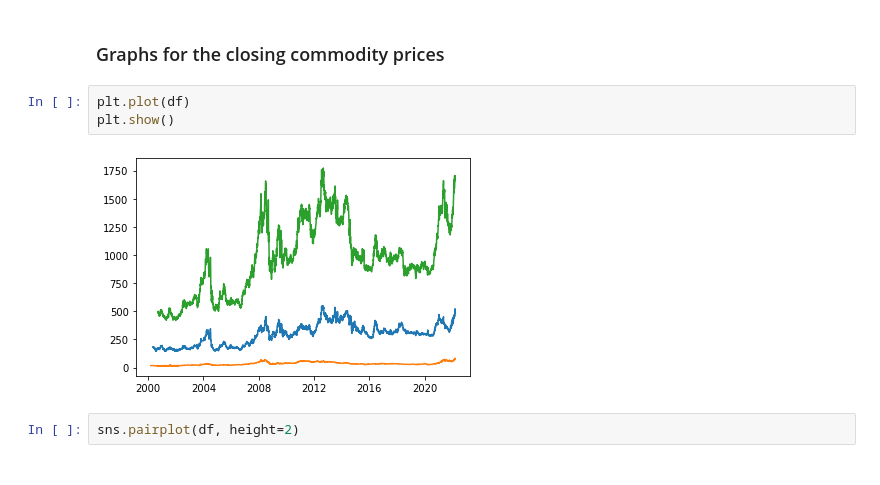
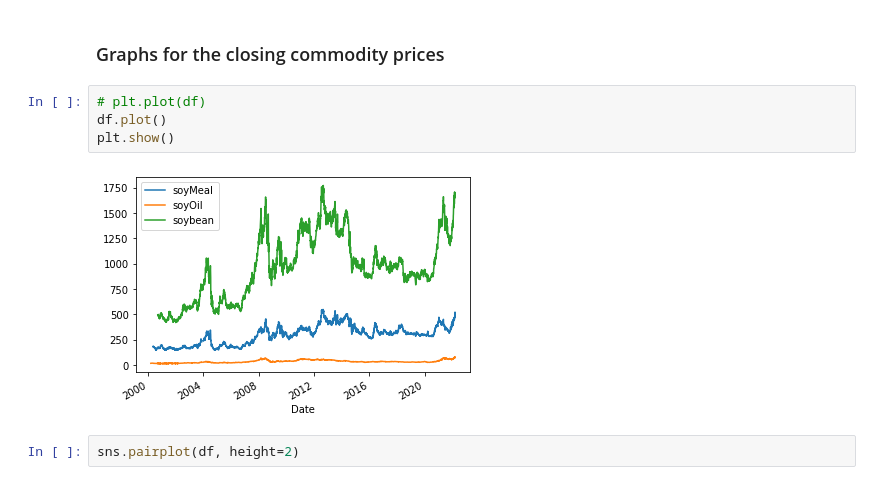
Before and after one commit to Megeve2022/project_commodity_prices, a Jupyter notebook: notebooks/VL_futures_prices.ipynb, the cells around one changed output. Saved outputs shown, nothing was run; the diff lists cells and outputs as text.

```diff
--- a/notebooks/VL_futures_prices.ipynb
+++ b/notebooks/VL_futures_prices.ipynb
@@ -126,10 +154,11 @@ df.dropna()
 # %% [markdown]
 ### Graphs for the closing commodity prices
 # %%
-plt.plot(df)
+# plt.plot(df)
+df.plot()
 plt.show()
 # %% [output]
-[figure, old version]
+[figure, new version]
 # %%
 sns.pairplot(df, height=2)
 # %% [output]
```
Also changed, not shown: parts of 19 cells of this notebook, 3 other files.
